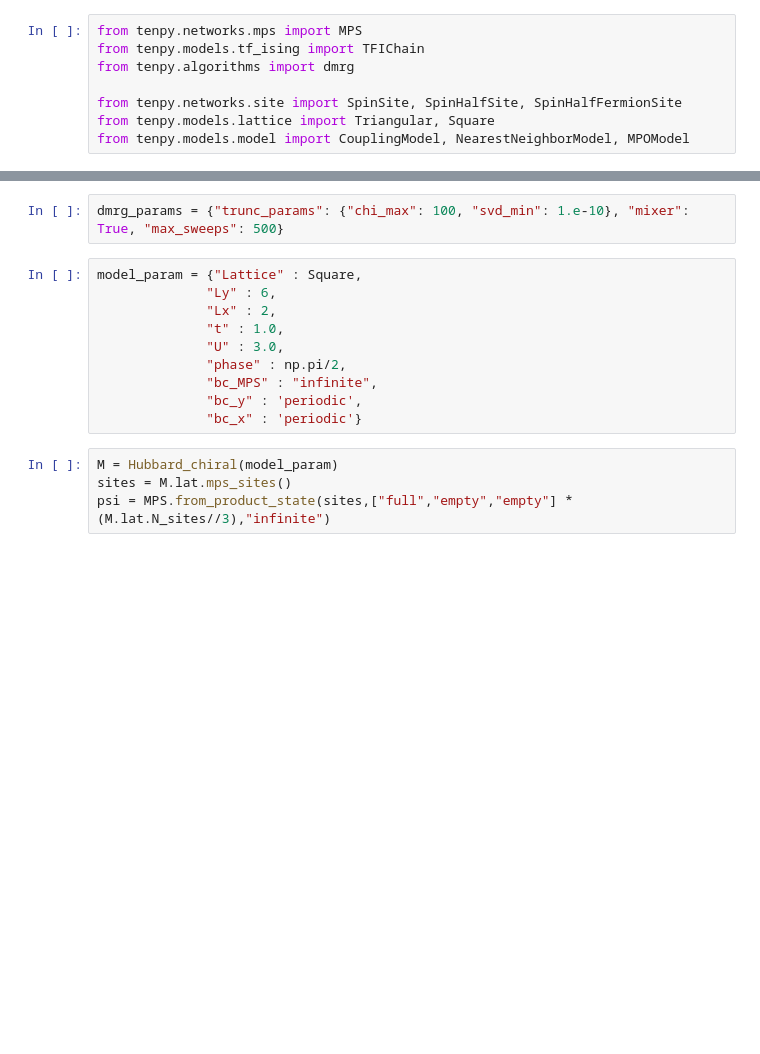
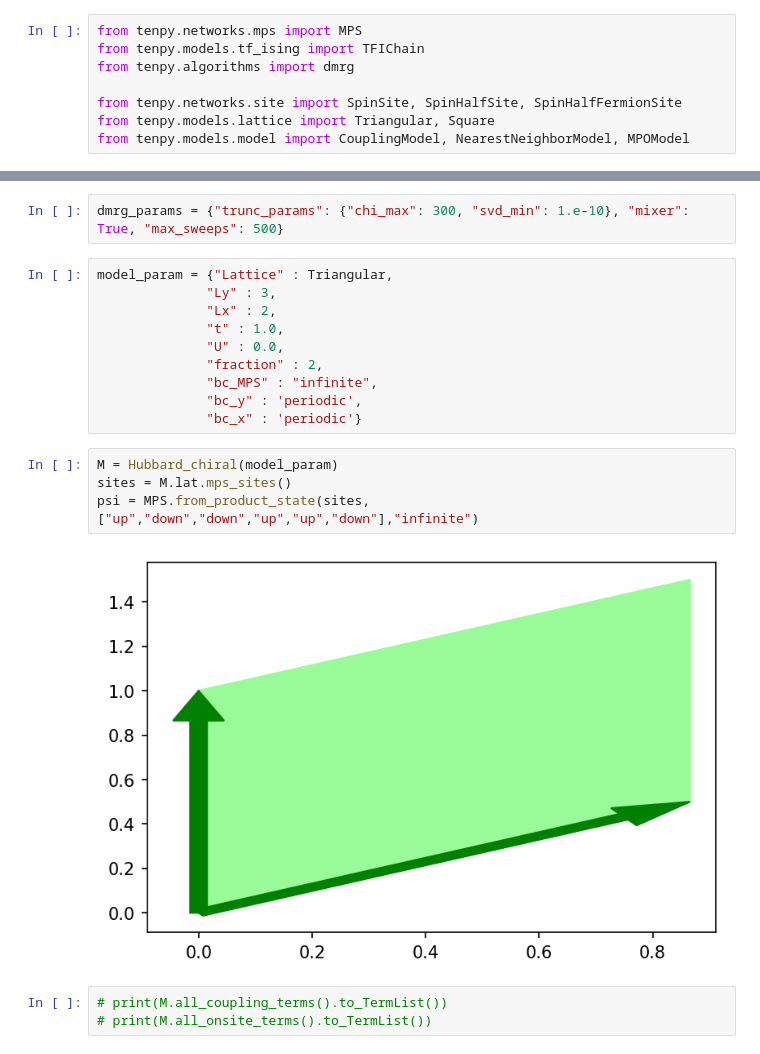
Before and after one commit to GlebFedorovich/QSL_master_project, a Jupyter notebook: full_real_space_DMRG.ipynb, the cells around one changed output, grey strips where cells are left out. Drawn from its saved outputs; the diff is of its cells as text; blank space fills up the shorter version.

Commit message:
GS energies are different...
1) correct full_real_space_DMRG
2) add mixed_xk_hubbard

```diff
--- a/full_real_space_DMRG.ipynb
+++ b/full_real_space_DMRG.ipynb
@@ -68,19 +106,24 @@ class Hubbard_chiral(CouplingModel, MPOModel):
 # %%
-dmrg_params = {"trunc_params": {"chi_max": 100, "svd_min": 1.e-10}, "mixer": True, "max_sweeps": 500}
+dmrg_params = {"trunc_params": {"chi_max": 300, "svd_min": 1.e-10}, "mixer": True, "max_sweeps": 500}
 # %%
-model_param = {"Lattice" : Square,
-              "Ly" : 6,
+model_param = {"Lattice" : Triangular,
+              "Ly" : 3,
               "Lx" : 2,
               "t" : 1.0,
-              "U" : 3.0,
-              "phase" : np.pi/2,
+              "U" : 0.0,
+              "fraction" : 2,
               "bc_MPS" : "infinite",
               "bc_y" : 'periodic',
               "bc_x" : 'periodic'}
 # %%
 M = Hubbard_chiral(model_param)
 sites = M.lat.mps_sites()
-psi = MPS.from_product_state(sites,["full","empty","empty"] * (M.lat.N_sites//3),"infinite")
+psi = MPS.from_product_state(sites,["up","down","down","up","up","down"],"infinite")
+# %% [output]
+[figure, added]
+# %%
+# print(M.all_coupling_terms().to_TermList())
+# print(M.all_onsite_terms().to_TermList())
 # %%
 info = dmrg.run(psi, M, dmrg_params)
 energy = info['E']
```
Also changed, not shown: parts of 7 cells of this notebook, 1 other file.
